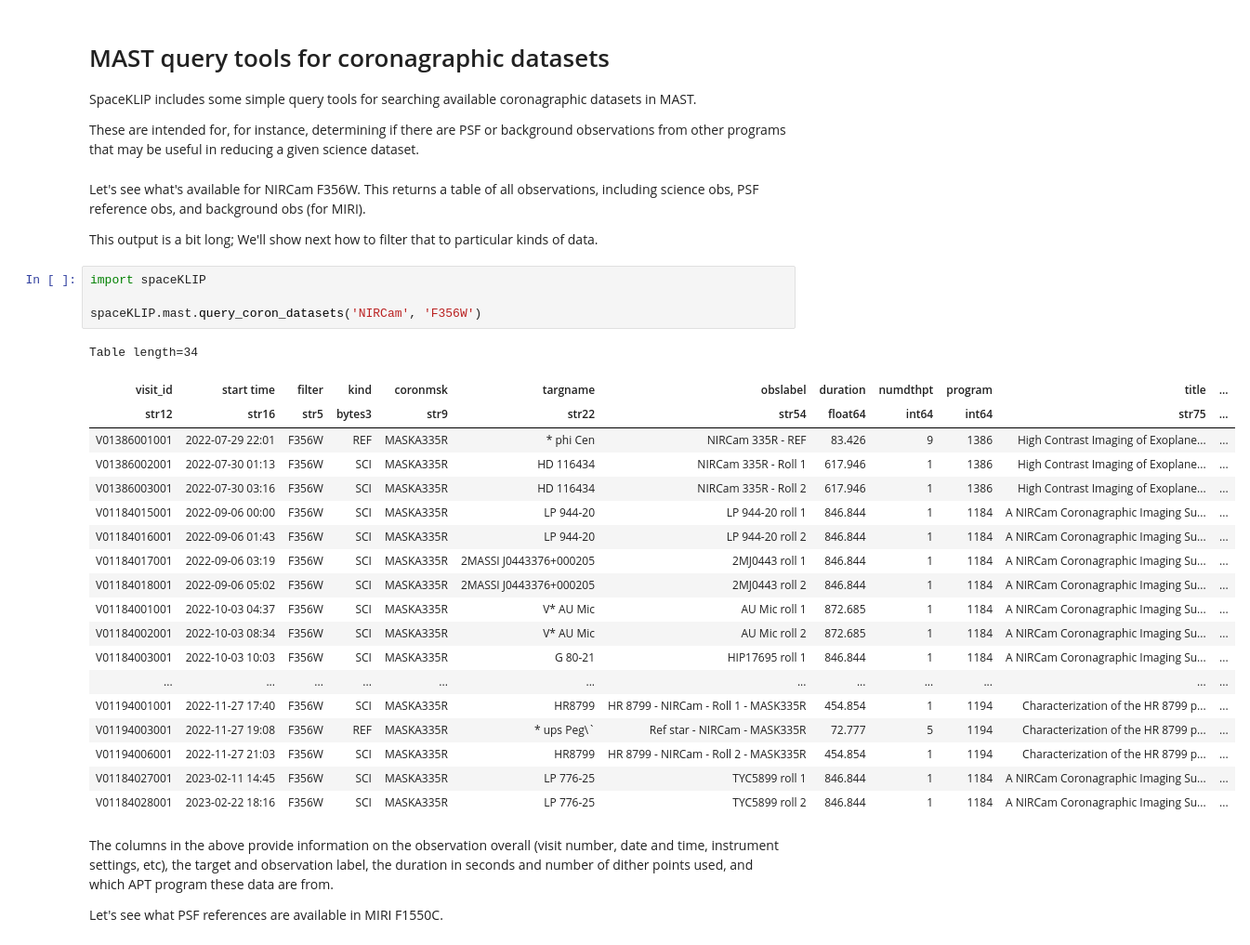
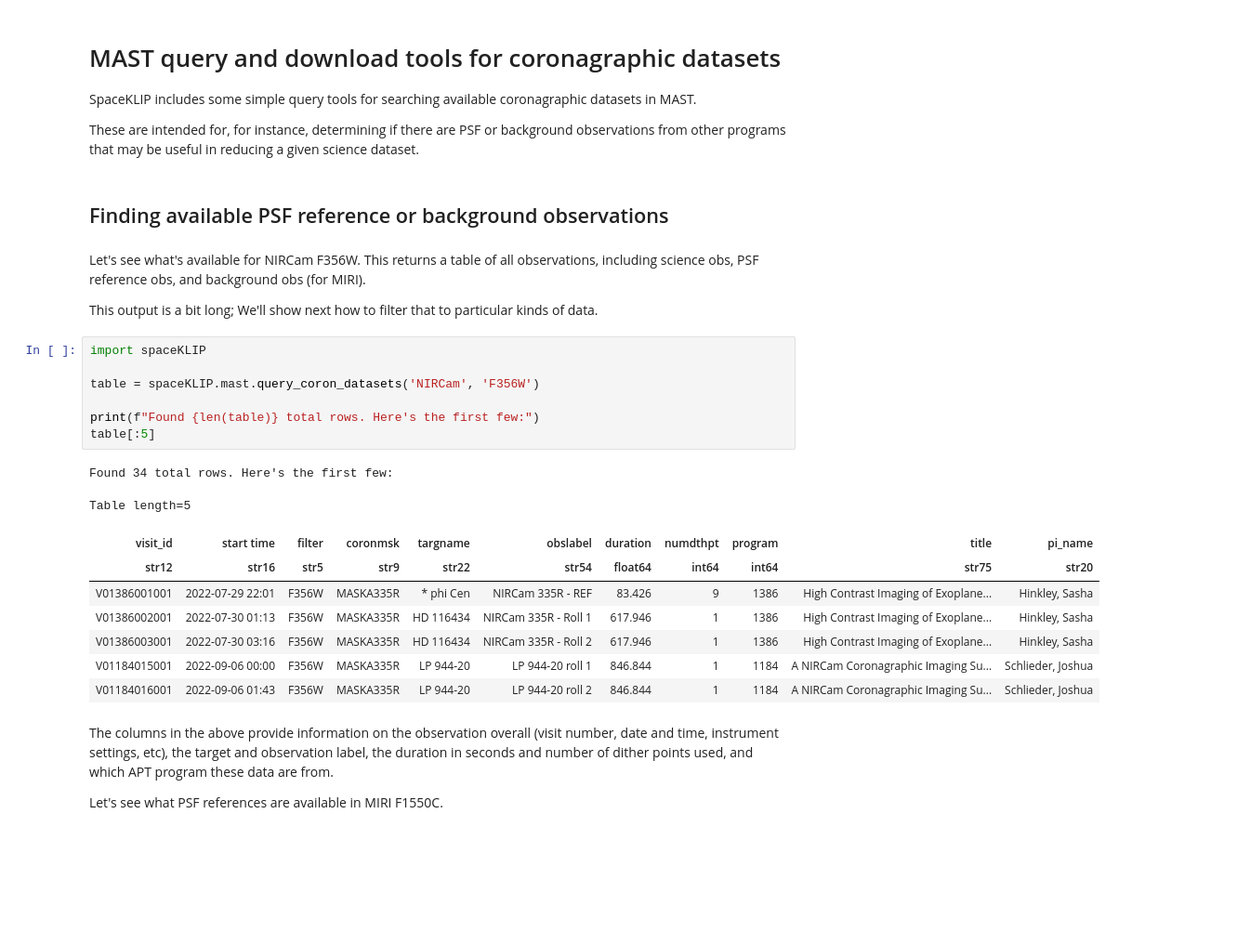
Before and after one commit to kammerje/spaceKLIP, a Jupyter notebook: docs/source/tutorials/MAST query tools for coronagraphic datasets.ipynb, the cells around one changed output. Shown at 93% size. Saved outputs shown, nothing was run; the diff lists cells and outputs as text; blank space fills up the shorter version.

Commit message:
enhance MAST query interface and add download capabilities

```diff
--- a/docs/source/tutorials/MAST query tools for coronagraphic datasets.ipynb
+++ b/docs/source/tutorials/MAST query tools for coronagraphic datasets.ipynb
@@ -1,10 +1,12 @@
 # %% [markdown]
-# MAST query tools for coronagraphic datasets
+# MAST query and download tools for coronagraphic datasets
 
 SpaceKLIP includes some simple query tools for searching available coronagraphic datasets in MAST.
 
 These are intended for, for instance, determining if there are PSF or background observations from other programs
 that may be useful in reducing a given science dataset.
+# %% [markdown]
+## Finding available PSF reference or background observations
 # %% [markdown]
 Let's see what's available for NIRCam F356W. This returns a table of all observations, including science obs, PSF reference obs, and background obs (for MIRI).
 
@@ -12,27 +14,20 @@ This output is a bit long; We'll show next how to filter that to particular kind
 # %%
 import spaceKLIP
 
-spaceKLIP.mast.query_coron_datasets('NIRCam', 'F356W')
+table = spaceKLIP.mast.query_coron_datasets('NIRCam', 'F356W')
+
+print(f"Found {len(table)} total rows. Here's the first few:")
+table[:5]
 # %% [output]
-Table length=34
+Found 34 total rows. Here's the first few:
+Table length=5
-| visit_id | start time | filter | kind | coronmsk | targname | obslabel | duration | numdthpt | program | title | ... |
-| str12 | str16 | str5 | bytes3 | str9 | str22 | str54 | float64 | int64 | int64 | str75 | ... |
-| V01386001001 | 2022-07-29 22:01 | F356W | REF | MASKA335R | * phi Cen | NIRCam 335R - REF | 83.426 | 9 | 1386 | High Contrast Imaging of Exoplane... | ... |
-| V01386002001 | 2022-07-30 01:13 | F356W | SCI | MASKA335R | HD 116434 | NIRCam 335R - Roll 1 | 617.946 | 1 | 1386 | High Contrast Imaging of Exoplane... | ... |
-| V01386003001 | 2022-07-30 03:16 | F356W | SCI | MASKA335R | HD 116434 | NIRCam 335R - Roll 2 | 617.946 | 1 | 1386 | High Contrast Imaging of Exoplane... | ... |
-| V01184015001 | 2022-09-06 00:00 | F356W | SCI | MASKA335R | LP 944-20 | LP 944-20 roll 1 | 846.844 | 1 | 1184 | A NIRCam Coronagraphic Imaging Su... | ... |
-| V01184016001 | 2022-09-06 01:43 | F356W | SCI | MASKA335R | LP 944-20 | LP 944-20 roll 2 | 846.844 | 1 | 1184 | A NIRCam Coronagraphic Imaging Su... | ... |
-| V01184017001 | 2022-09-06 03:19 | F356W | SCI | MASKA335R | 2MASSI J0443376+000205 | 2MJ0443 roll 1 | 846.844 | 1 | 1184 | A NIRCam Coronagraphic Imaging Su... | ... |
-| V01184018001 | 2022-09-06 05:02 | F356W | SCI | MASKA335R | 2MASSI J0443376+000205 | 2MJ0443 roll 2 | 846.844 | 1 | 1184 | A NIRCam Coronagraphic Imaging Su... | ... |
-| V01184001001 | 2022-10-03 04:37 | F356W | SCI | MASKA335R | V* AU Mic | AU Mic roll 1 | 872.685 | 1 | 1184 | A NIRCam Coronagraphic Imaging Su... | ... |
-| V01184002001 | 2022-10-03 08:34 | F356W | SCI | MASKA335R | V* AU Mic | AU Mic roll 2 | 872.685 | 1 | 1184 | A NIRCam Coronagraphic Imaging Su... | ... |
-| V01184003001 | 2022-10-03 10:03 | F356W | SCI | MASKA335R | G 80-21 | HIP17695 roll 1 | 846.844 | 1 | 1184 | A NIRCam Coronagraphic Imaging Su... | ... |
-| ... | ... | ... | ... | ... | ... | ... | ... | ... | ... | ... | ... |
-| V01194001001 | 2022-11-27 17:40 | F356W | SCI | MASKA335R | HR8799 | HR 8799 - NIRCam - Roll 1 - MASK335R | 454.854 | 1 | 1194 | Characterization of the HR 8799 p... | ... |
-| V01194003001 | 2022-11-27 19:08 | F356W | REF | MASKA335R | * ups Peg\` | Ref star - NIRCam - MASK335R | 72.777 | 5 | 1194 | Characterization of the HR 8799 p... | ... |
-| V01194006001 | 2022-11-27 21:03 | F356W | SCI | MASKA335R | HR8799 | HR 8799 - NIRCam - Roll 2 - MASK335R | 454.854 | 1 | 1194 | Characterization of the HR 8799 p... | ... |
-| V01184027001 | 2023-02-11 14:45 | F356W | SCI | MASKA335R | LP 776-25 | TYC5899 roll 1 | 846.844 | 1 | 1184 | A NIRCam Coronagraphic Imaging Su... | ... |
-| V01184028001 | 2023-02-22 18:16 | F356W | SCI | MASKA335R | LP 776-25 | TYC5899 roll 2 | 846.844 | 1 | 1184 | A NIRCam Coronagraphic Imaging Su... | ... |
+| visit_id | start time | filter | coronmsk | targname | obslabel | duration | numdthpt | program | title | pi_name |
+| str12 | str16 | str5 | str9 | str22 | str54 | float64 | int64 | int64 | str75 | str20 |
+| V01386001001 | 2022-07-29 22:01 | F356W | MASKA335R | * phi Cen | NIRCam 335R - REF | 83.426 | 9 | 1386 | High Contrast Imaging of Exoplane... | Hinkley, Sasha |
+| V01386002001 | 2022-07-30 01:13 | F356W | MASKA335R | HD 116434 | NIRCam 335R - Roll 1 | 617.946 | 1 | 1386 | High Contrast Imaging of Exoplane... | Hinkley, Sasha |
+| V01386003001 | 2022-07-30 03:16 | F356W | MASKA335R | HD 116434 | NIRCam 335R - Roll 2 | 617.946 | 1 | 1386 | High Contrast Imaging of Exoplane... | Hinkley, Sasha |
+| V01184015001 | 2022-09-06 00:00 | F356W | MASKA335R | LP 944-20 | LP 944-20 roll 1 | 846.844 | 1 | 1184 | A NIRCam Coronagraphic Imaging Su... | Schlieder, Joshua |
+| V01184016001 | 2022-09-06 01:43 | F356W | MASKA335R | LP 944-20 | LP 944-20 roll 2 | 846.844 | 1 | 1184 | A NIRCam Coronagraphic Imaging Su... | Schlieder, Joshua |
 # %% [markdown]
 The columns in the above provide information on the observation overall (visit number, date and time, instrument settings, etc), the target and observation label, the duration in seconds and number of dither points used, and which APT program these data are from.
 
```
Also changed, not shown: parts of 13 cells of this notebook, 1 other file.
